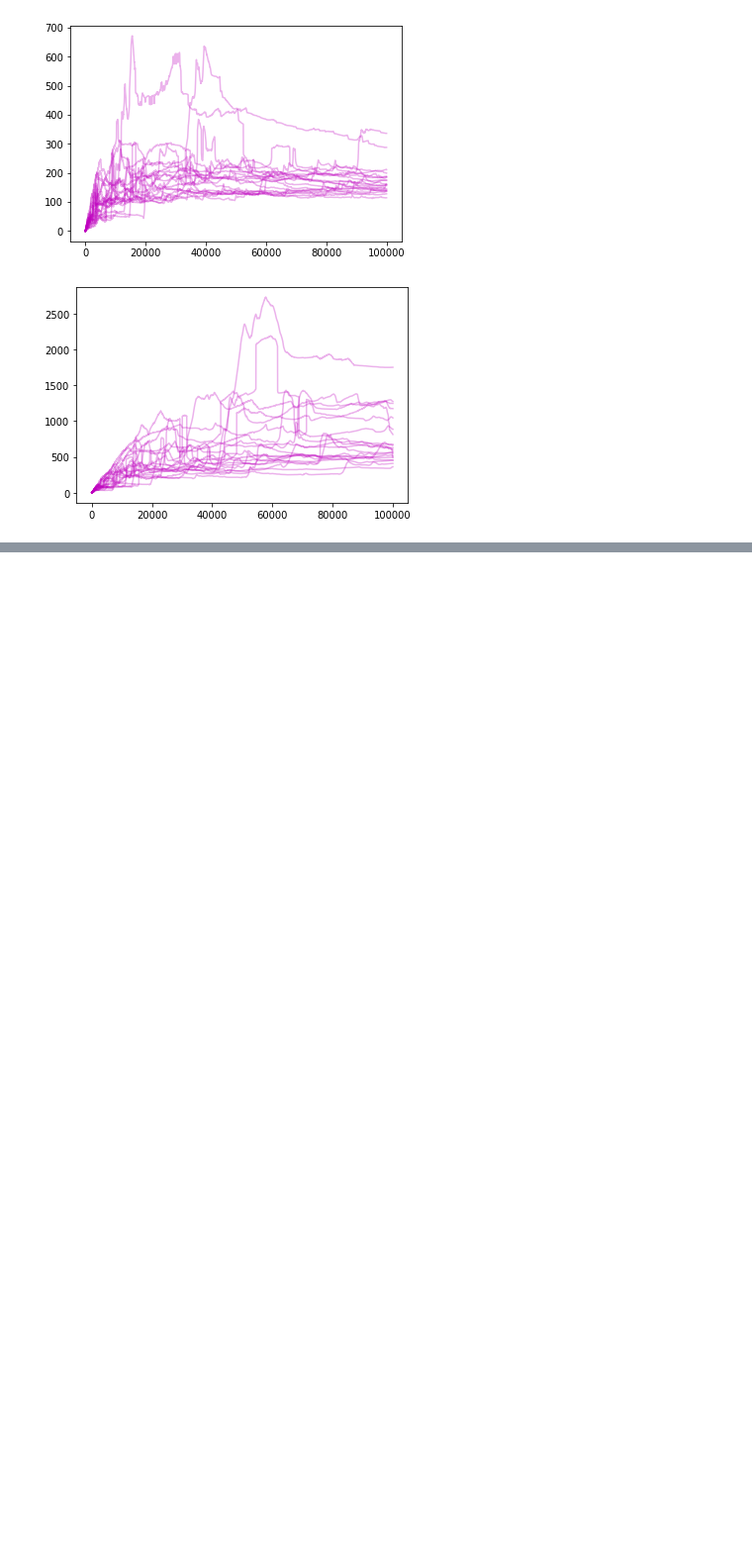
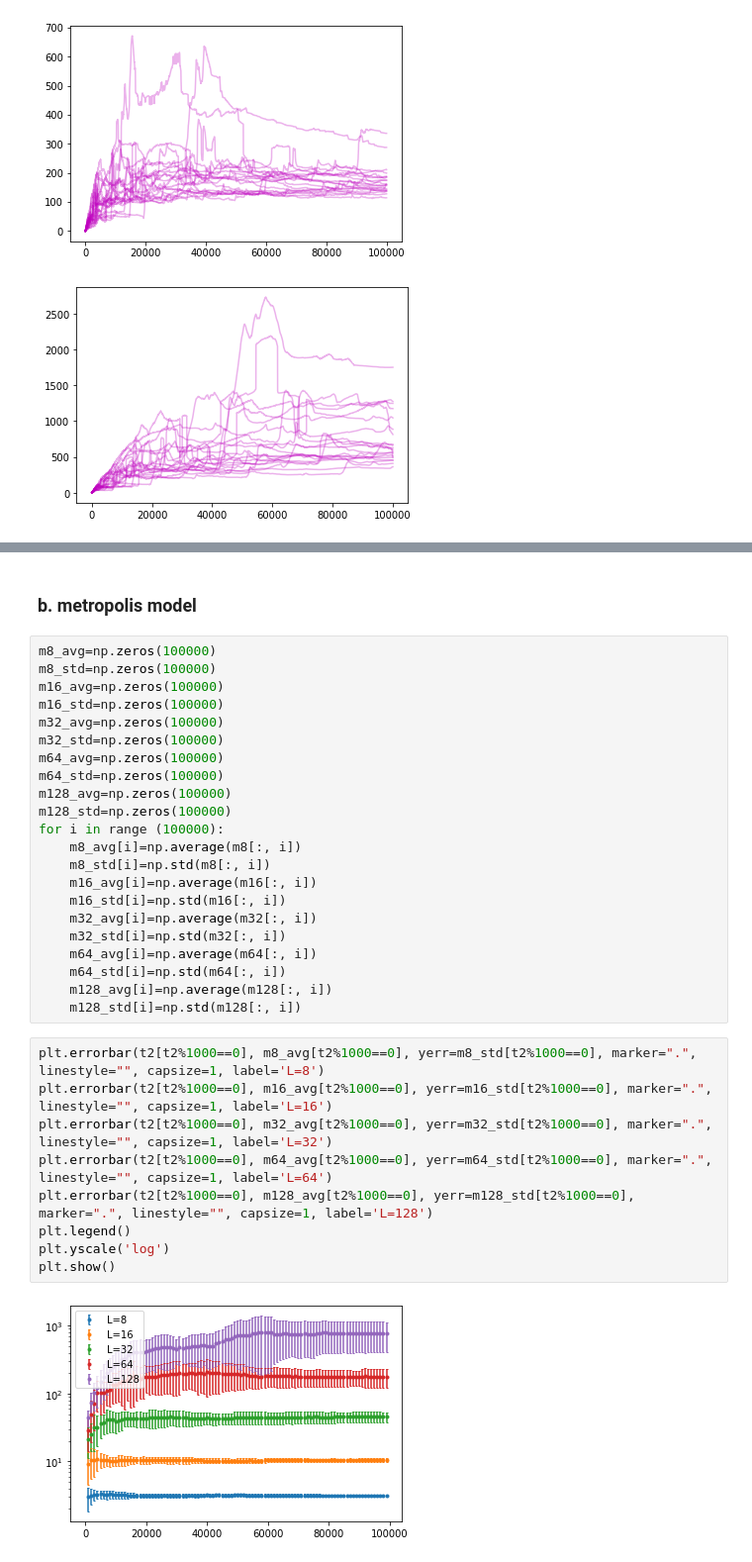
Before and after one commit to aadeliee22/MCMCIsing_SLMC, a Jupyter notebook: python/3rd/autocorrelation_time.ipynb, the cells around one changed output, grey strips where cells are left out. Shown at 99% size. Saved outputs shown, nothing was run; the diff lists cells and outputs as text; blank space fills up the shorter version.

```diff
--- a/python/3rd/autocorrelation_time.ipynb
+++ b/python/3rd/autocorrelation_time.ipynb
@@ -244,0 +300,35 @@ np.savetxt("m128.txt", m128)
+# %% [markdown]
+### b. metropolis model
+# %%
+m8_avg=np.zeros(100000)
+m8_std=np.zeros(100000)
+m16_avg=np.zeros(100000)
+m16_std=np.zeros(100000)
+m32_avg=np.zeros(100000)
+m32_std=np.zeros(100000)
+m64_avg=np.zeros(100000)
+m64_std=np.zeros(100000)
+m128_avg=np.zeros(100000)
+m128_std=np.zeros(100000)
+for i in range (100000):
+    m8_avg[i]=np.average(m8[:, i])
+    m8_std[i]=np.std(m8[:, i])
+    m16_avg[i]=np.average(m16[:, i])
+    m16_std[i]=np.std(m16[:, i])
+    m32_avg[i]=np.average(m32[:, i])
+    m32_std[i]=np.std(m32[:, i])
+    m64_avg[i]=np.average(m64[:, i])
+    m64_std[i]=np.std(m64[:, i])
+    m128_avg[i]=np.average(m128[:, i])
+    m128_std[i]=np.std(m128[:, i])
+# %%
+plt.errorbar(t2[t2%1000==0], m8_avg[t2%1000==0], yerr=m8_std[t2%1000==0], marker=".", linestyle="", capsize=1, label='L=8')
+plt.errorbar(t2[t2%1000==0], m16_avg[t2%1000==0], yerr=m16_std[t2%1000==0], marker=".", linestyle="", capsize=1, label='L=16')
+plt.errorbar(t2[t2%1000==0], m32_avg[t2%1000==0], yerr=m32_std[t2%1000==0], marker=".", linestyle="", capsize=1, label='L=32')
+plt.errorbar(t2[t2%1000==0], m64_avg[t2%1000==0], yerr=m64_std[t2%1000==0], marker=".", linestyle="", capsize=1, label='L=64')
+plt.errorbar(t2[t2%1000==0], m128_avg[t2%1000==0], yerr=m128_std[t2%1000==0], marker=".", linestyle="", capsize=1, label='L=128')
+plt.legend()
+plt.yscale('log')
+plt.show()
+# %% [output]
+[figure, added]
```
Also changed, not shown: parts of 19 cells of this notebook, 4 other files.
